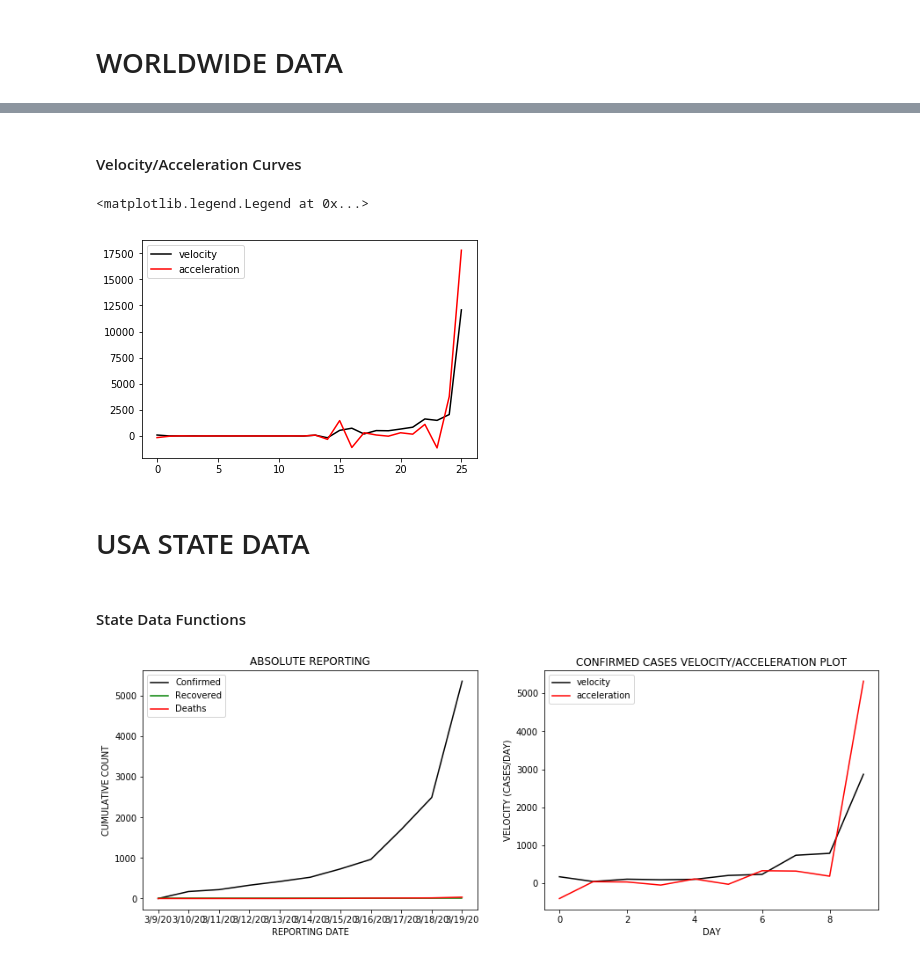
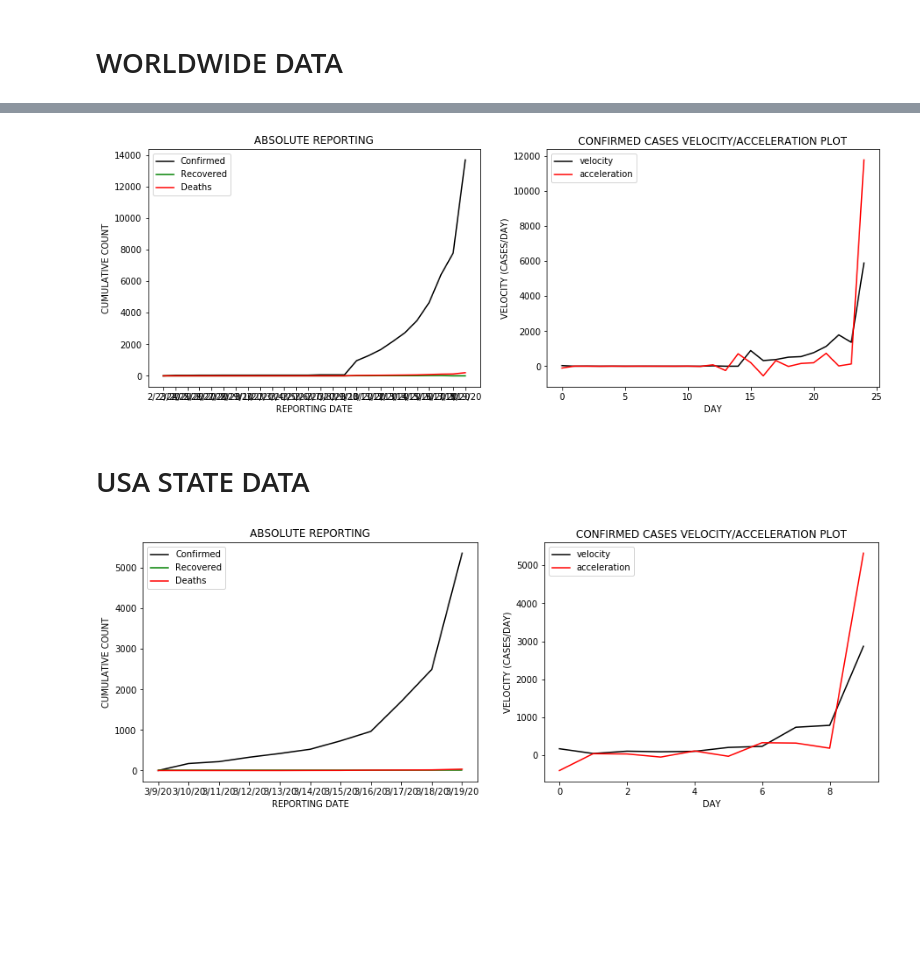
Before and after one commit to FocusedDiversity/Epidemiology, a Jupyter notebook: jupyter_nb/Data Sanity Check and Basic Analysis.ipynb, the cells around one changed output, grey strips where cells are left out. Saved outputs shown, nothing was run; the diff lists cells and outputs as text; code cells hidden in the pictures; blank space fills up the shorter version.

Commit message:
refactor for derivative method consistency

```diff
--- a/jupyter_nb/Data Sanity Check and Basic Analysis.ipynb
+++ b/jupyter_nb/Data Sanity Check and Basic Analysis.ipynb
@@ -35,6 +35,39 @@ def getDerivatives(dataSeries):
     derivatives[1] = y_spl.derivative(n=1)(x_range)
     derivatives[2] = y_spl.derivative(n=2)(x_range)
     return derivatives
+# %%
+def regionalPlots(dataDf, regionName):
+    regionalDataDf=dataDf['Confirmed'].loc[regionName]
+    dayZero, dayZeroIdx = getDayZero(regionalDataDf)
+
+    datapoints = ['Confirmed','Recovered', 'Deaths']
+    datapointColors = ['black', 'green', 'red']
+
+    fig, axs = plt.subplots(1, 2, figsize=(15,5))
+    for datapointIdx in range(len(datapoints)):
+        datapoint=datapoints[datapointIdx]
+        datapointColor = datapointColors[datapointIdx]
+        regionalDatapointDf=dataDf[datapoint]
+        axs[0].plot(regionalDatapointDf.loc[regionName].iloc[dayZeroIdx:], label=datapoint, color=datapointColor)
+    axs[0].legend()
+    axs[0].set_title('ABSOLUTE REPORTING')
+    axs[0].set_xlabel('REPORTING DATE')
+    axs[0].set_ylabel('CUMULATIVE COUNT')
+
+    confirmedCasesCum = dataDf['Confirmed'].loc[regionName].iloc[dayZeroIdx:]
+    casesPerDay = []
+    for i in range(1, len(confirmedCasesCum)):
+        casesPerDay.append(confirmedCasesCum[i]-confirmedCasesCum[i-1])
+    #Velocity/Acceleration Curve Plotting
+    derivatives = getDerivatives(casesPerDay)
+
+    axs[1].plot(derivatives['x_range'],casesPerDay, label='velocity', color='black')
+    axs[1].plot(derivatives['x_range'],[0]+derivatives[1], label='acceleration', color='red')
+    axs[1].legend()
+    axs[1].set_title('CONFIRMED CASES VELOCITY/ACCELERATION PLOT')
+    axs[1].set_xlabel('DAY')
+    axs[1].set_ylabel('VELOCITY (CASES/DAY)')
+    plt.show()
 # %% [markdown]
 #  WORLDWIDE DATA
 # %%
@@ -61,14 +82,7 @@ plt.show()
-# %% [markdown]
-####  Velocity/Acceleration Curves
-# %%
-derivatives = getDerivatives(worldData['Confirmed'].loc[country].iloc[dayZeroIdx:] )
-
-plt.plot(derivatives['x_range'],derivatives[1], label='velocity', color='black')
-plt.plot(derivatives['x_range'],derivatives[2], label='acceleration', color='red')
-plt.legend()
-# %% [output]
-<matplotlib.legend.Legend at 0x...>
-[figure, removed]
+# %%
+regionalPlots(worldData, regionName='US')
+# %% [output]
+[figure, added]
 # %% [markdown]
 #  USA STATE DATA
 # %%
@@ -80,5 +94,3 @@ for datapoint in ['Confirmed','Recovered', 'Deaths']:
         header=0,
         index_col=0
     )
-# %% [markdown]
-#### State Data Functions
```
Also changed, not shown: parts of 9 cells of this notebook.
